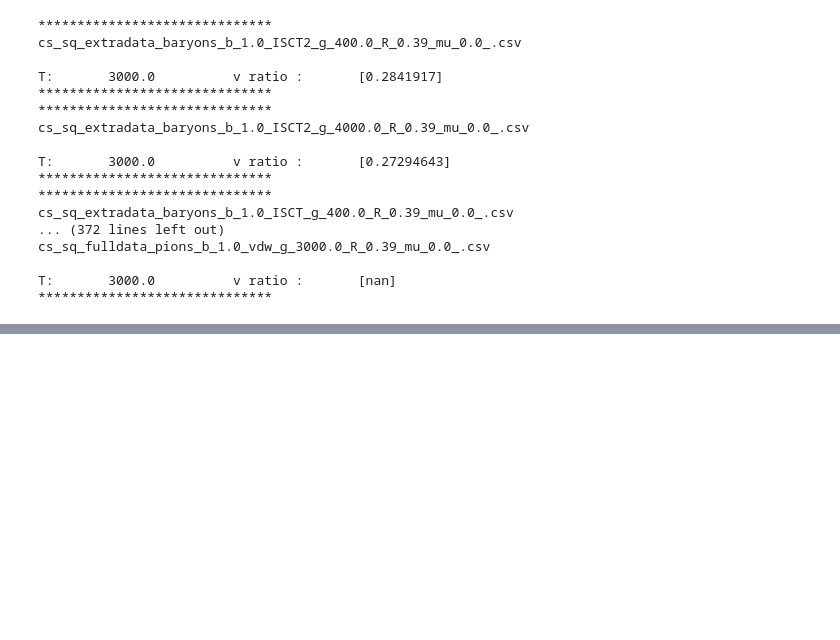
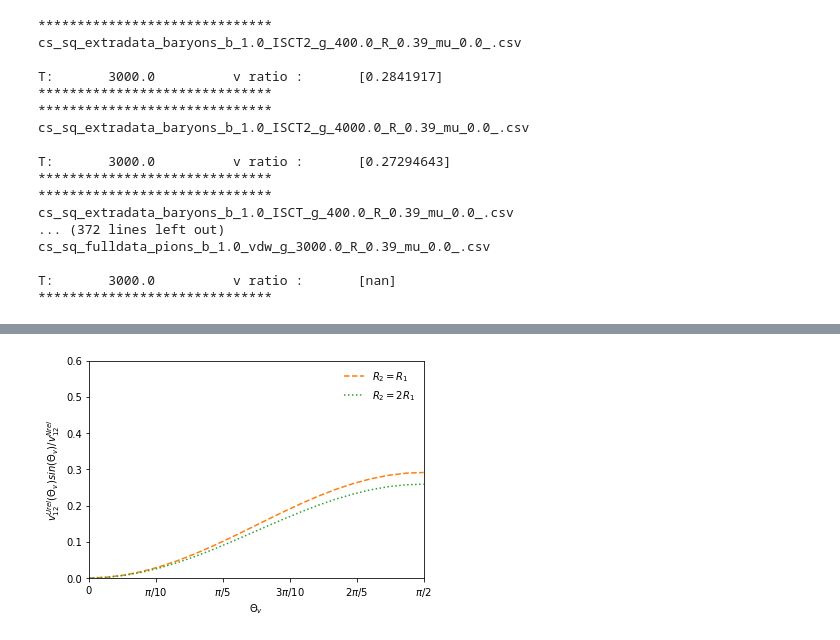
Before and after one commit to NazyS/relativistic-ISCT-EoS, a Jupyter notebook: notebook.ipynb, the cells around one changed output, grey strips where cells are left out. Drawn from its saved outputs; the diff is of its cells as text; code cells hidden in the pictures; blank space fills up the shorter version.

```diff
--- a/notebook.ipynb
+++ b/notebook.ipynb
@@ -65,0 +132,39 @@ T:       3000.0          v ratio :       [nan]
+# %%
+a = 0.775
+
+theta_data = np.linspace(0, np.pi/2, 20)
+
+plt.plot([], [])
+
+plt.plot(
+    theta_data,
+    [vratio(theta, a, 1000, 1000, 1, 1) for theta in theta_data],
+    '--', label='$R_2 = R_1$'
+)
+
+plt.plot(
+    theta_data,
+    [vratio(theta, a, 1000, 1000, 1, 2) for theta in theta_data],
+    ':', label='$R_2 = 2 R_1$'
+)
+
+plt.ylim(0, 0.6)
+plt.xlim(0, np.pi/2.)
+
+ax = plt.gca()
+ax.set_xticks(np.arange(0, np.pi/2+0.1, np.pi/10))
+# ax.set_xticklabels([
+#     0, '$\\frac{\\pi}{10}$', '$\\frac{\\pi}{5}$', '$\\frac{3\\pi}{10}$', '$\\frac{2\\pi}{5}$', '$\\frac{\\pi}{2}$'
+# ])
+ax.set_xticklabels([
+    0, '$\\pi/10$', '$\\pi/5$', '$3\\pi/10$', '$2\\pi/5$', '$\\pi/2$'
+])
+
+plt.xlabel('$\\Theta_{v}$')
+plt.ylabel('$v_{12}^{Urel}(\\Theta_v) sin(\\Theta_v) / v_{12}^{Nrel}$')
+
+plt.legend(frameon=False)
+plt.savefig(os.path.join(save_folder, 'vUrel_vNrel_ratio_plot_gamma_1000_.pdf'))
+plt.show()
+# %% [output]
+[figure, added]
```
Also changed, not shown: parts of 3 cells of this notebook.
